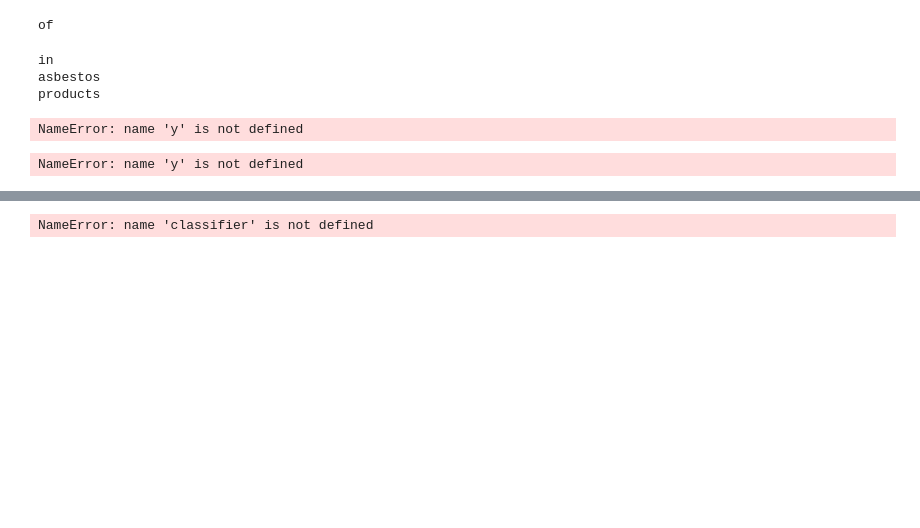
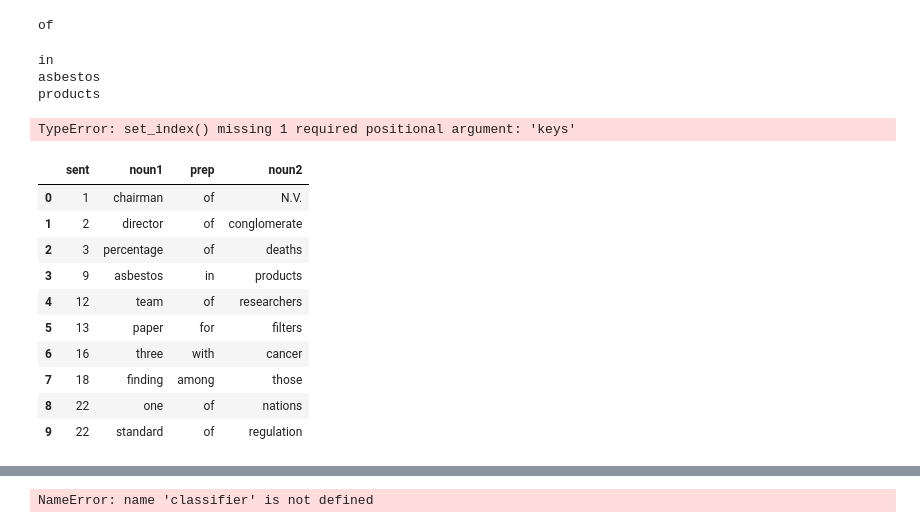
Before and after one commit to blessjal/practicums, a Jupyter notebook: Practicum_5_1-4.ipynb, the cells around one changed output, grey strips where cells are left out. Saved outputs shown, nothing was run; the diff lists cells and outputs as text; code cells hidden in the pictures; blank space fills up the shorter version.

```diff
--- a/Practicum_5_1-4.ipynb
+++ b/Practicum_5_1-4.ipynb
@@ -389,24 +389,30 @@ print(nattach[3].noun2)
 in
 asbestos
 products
-# %%
-y = nattach[y]
-def get_prep(n1, n2):
-#     y = nattach[y]
-    inst = [inst for inst in ppattach.attachments('training') if inst.attachment == 'N']
-
-    n1 = y.noun1
-    n2 = y.noun2
-    return {'Preposition': y.prep}
-
-get_prep('chairman',' N.V.')
-get_prep('paper','filters')
-# %% [output]
-NameError: name 'y' is not defined
-# %%
-y = nattach[y]
-
-nouns =([n1 for (n1, y) in y.noun1] + [n2 for (n2, y) in y.noun1])
-random.shuffle(nouns)
-# %% [output]
-NameError: name 'y' is not defined
+# %%
+prep_df = pd.DataFrame(columns=['sent', 'noun1', 'prep', 'noun2'])
+for i in range(100):
+    prep_df=prep_df.append({
+        'sent': nattach[i].sent,
+        'noun1': nattach[i].noun1,
+        'prep': nattach[i].prep,
+        'noun2': nattach[i].noun2
+    }, ignore_index=True)
+# %%
+prep_df.set_index()
+# %% [output]
+TypeError: set_index() missing 1 required positional argument: 'keys'
+# %%
+prep_df.head(10)
+# %% [output]
+|  | sent | noun1 | prep | noun2 |
+| 0 | 1 | chairman | of | N.V. |
+| 1 | 2 | director | of | conglomerate |
+| 2 | 3 | percentage | of | deaths |
+| 3 | 9 | asbestos | in | products |
+| 4 | 12 | team | of | researchers |
+| 5 | 13 | paper | for | filters |
+| 6 | 16 | three | with | cancer |
+| 7 | 18 | finding | among | those |
+| 8 | 22 | one | of | nations |
+| 9 | 22 | standard | of | regulation |
```
Also changed, not shown: parts of 3 cells of this notebook.
